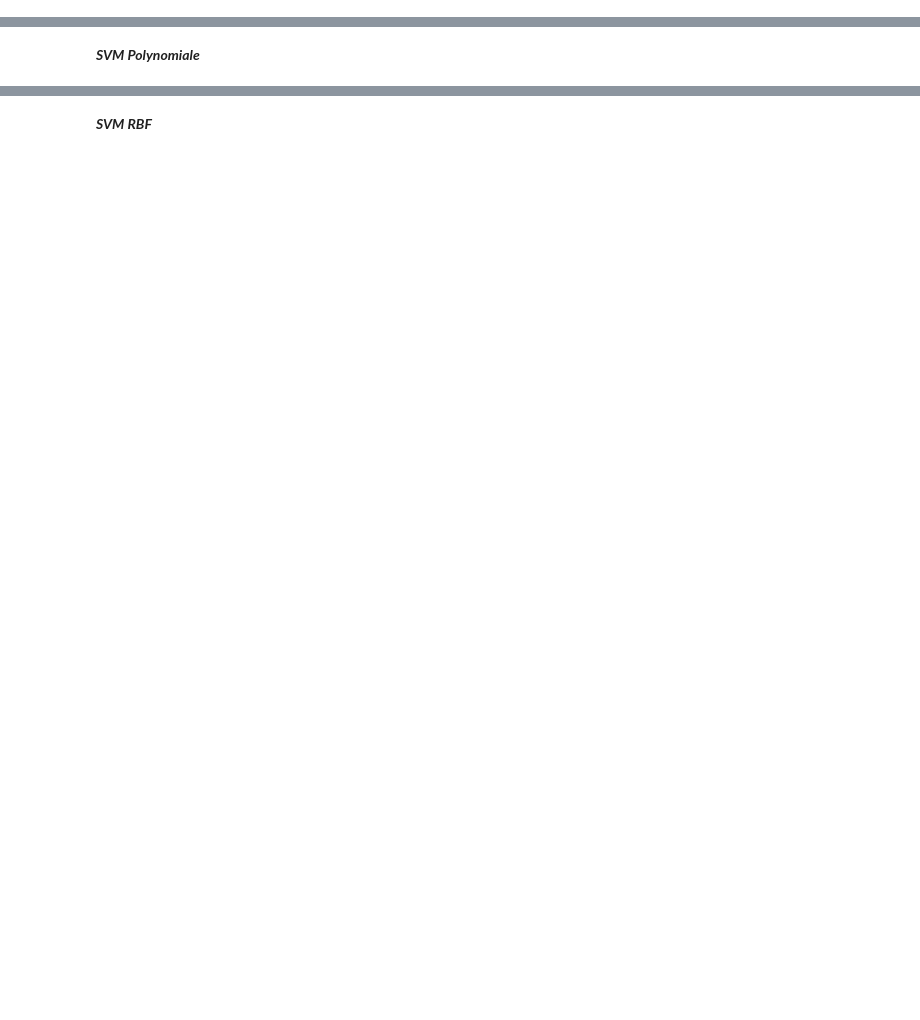
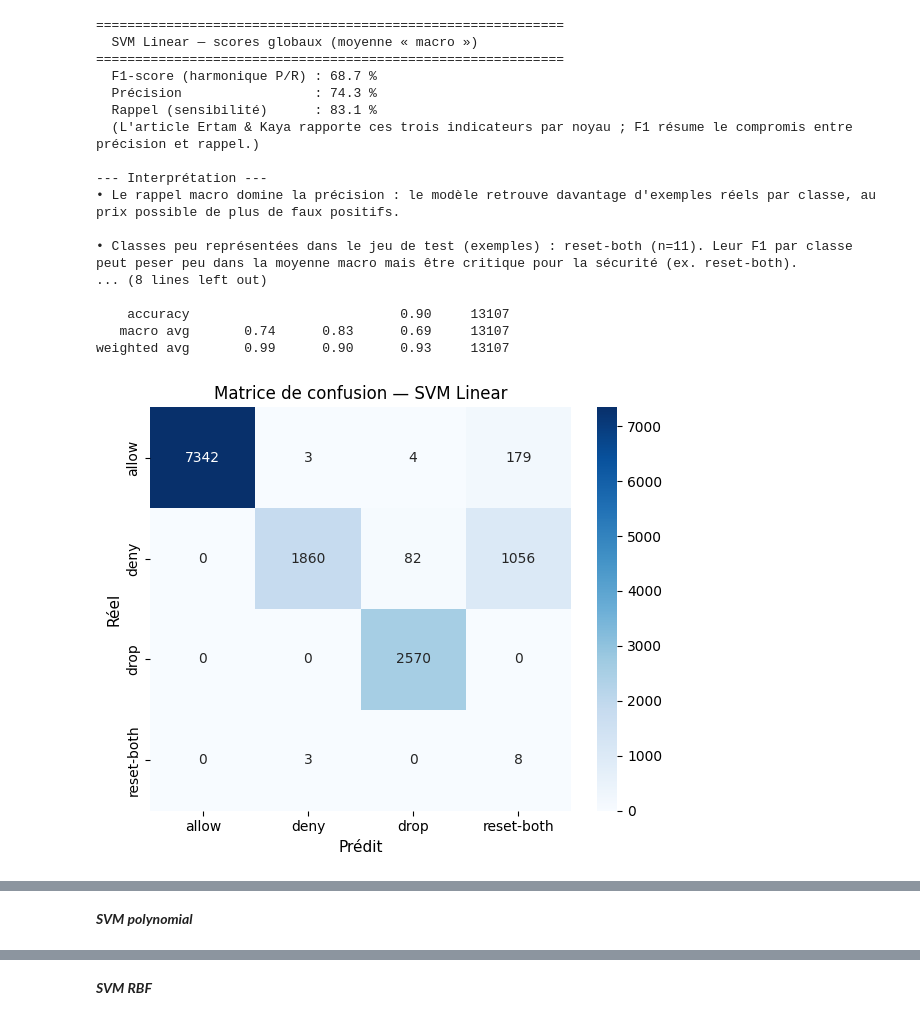
Before and after one commit to UQO-ML/concept-stat-projet-1, a Jupyter notebook: Projet.ipynb, the cells around one changed output, grey strips where cells are left out. Drawn from its saved outputs; the diff is of its cells as text; code cells hidden in the pictures; blank space fills up the shorter version.

Commit message:
Structure change with new /code scripts for interpretation, metrics and vizualisations

```diff
--- a/Projet.ipynb
+++ b/Projet.ipynb
@@ -92,0 +55,16 @@ reset-both -> 3
+# %%
+# Fichier local relatif à la racine du dépôt, ou None pour simulation (65532 instances)
+DATA_SOURCE = "log2.csv"
+
+_log = print
+df = load_data(_log, source=DATA_SOURCE if DATA_SOURCE else None)
+
+print("\nAperçu :")
+print(df.head())
+print("\nDimensions :", df.shape)
+print("\nEffectifs par classe :")
+print(df["Action"].value_counts())
+
+x, y_enc = select_features(_log, df)
+x_train, x_test, y_train, y_test = prepare_data(_log, x, y_enc)
+print("\nDécoupage stratifié, random_state =", RANDOM_STATE)
@@ -160,0 +91,39 @@ NameError: name 'confusion_matrix' is not defined
+# %%
+KERNEL = "linear"
+pipe, y_pred, metrics = train_eval_kernel(KERNEL, x_train, y_train, x_test, y_test)
+RESULTS_STORE[KERNEL] = metrics
+PIPE_STORE[KERNEL] = pipe
+
+print_kernel_interpretation(
+    KERNEL_DISPLAY_NAMES[KERNEL], y_test, y_pred, CLASS_NAMES, metrics
+)
+plot_confusion_kernel(
+    y_test,
+    y_pred,
+    CLASS_NAMES,
+    "Matrice de confusion — " + KERNEL_DISPLAY_NAMES[KERNEL],
+)
+y_score = pipe.predict_proba(x_test)
+plot_roc_multiclass_single_kernel(
+    y_test, y_score, CLASS_NAMES, KERNEL_DISPLAY_NAMES[KERNEL]
+)
+print_kernel_hyperparam_advice(KERNEL, pipe)
+# %% [output]
+============================================================
+  SVM Linear — scores globaux (moyenne « macro »)
+============================================================
+  F1-score (harmonique P/R) : 68.7 %
+  Précision                 : 74.3 %
+  Rappel (sensibilité)      : 83.1 %
+  (L'article Ertam & Kaya rapporte ces trois indicateurs par noyau ; F1 résume le compromis entre précision et rappel.)
+
+--- Interprétation ---
+• Le rappel macro domine la précision : le modèle retrouve davantage d'exemples réels par classe, au prix possible de plus de faux positifs.
+
+• Classes peu représentées dans le jeu de test (exemples) : reset-both (n=11). Leur F1 par classe peut peser peu dans la moyenne macro mais être critique pour la sécurité (ex. reset-both).
+... (8 lines left out)
+
+    accuracy                           0.90     13107
+   macro avg       0.74      0.83      0.69     13107
+weighted avg       0.99      0.90      0.93     13107
+[figure, added]
@@ -161,2 +151,2 @@ NameError: name 'confusion_matrix' is not defined
 # %% [markdown]
-***SVM Polynomiale***
+***SVM polynomial***
```
Also changed, not shown: parts of 22 cells of this notebook, 15 other files.
